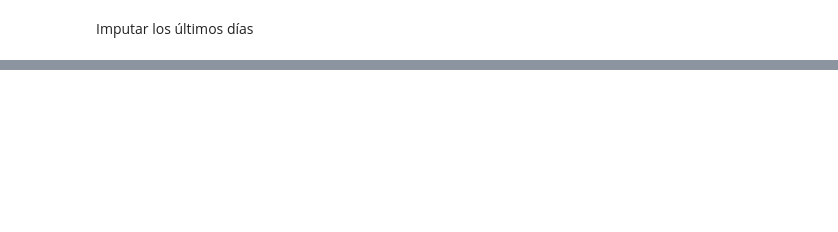
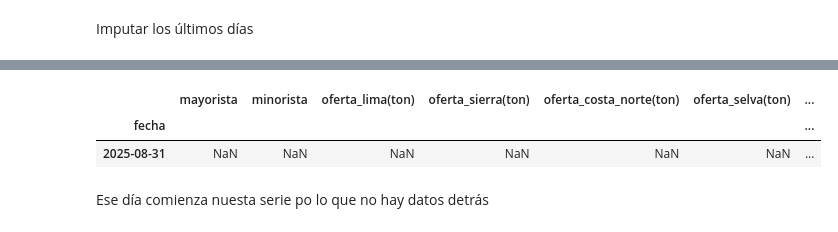
Before and after one commit to isdextre/Data-science-applied-projects, a Jupyter notebook: full-time-series-analysis-egg-prices-peru/notebooks/05_imputacion.ipynb, the cells around one changed output, grey strips where cells are left out. Saved outputs shown, nothing was run; the diff lists cells and outputs as text; code cells hidden in the pictures; blank space fills up the shorter version.

Commit message:
analysis of the serie

```diff
--- a/full-time-series-analysis-egg-prices-peru/notebooks/05_imputacion.ipynb
+++ b/full-time-series-analysis-egg-prices-peru/notebooks/05_imputacion.ipynb
@@ -460,0 +592,5 @@ print(f"   ✅ Imputados con mes siguiente: {contadores['mes_siguiente']}")
+# %%
+# Para los días 31, 1 y 2 que quedan: usar el promedio de los 3 días anteriores y 3 posteriores
+df_imputado["mayorista"] = df_imputado["mayorista"].fillna(
+    df_imputado["mayorista"].rolling(window=7, center=True, min_periods=2).mean()
+)
@@ -460,0 +614,8 @@ print(f"   ✅ Imputados con mes siguiente: {contadores['mes_siguiente']}")
+# %%
+df_imputado[df_imputado["mayorista"].isna()]
+# %% [output]
+|  | mayorista | minorista | oferta_lima(ton) | oferta_sierra(ton) | oferta_costa_norte(ton) | oferta_selva(ton) | ... |
+| fecha |  |  |  |  |  |  | ... |
+| 2025-08-31 | NaN | NaN | NaN | NaN | NaN | NaN | ... |
+# %% [markdown]
+Ese día comienza nuesta serie po lo que no hay datos detrás
```
Also changed, not shown: parts of 27 cells of this notebook, 3 other files.
